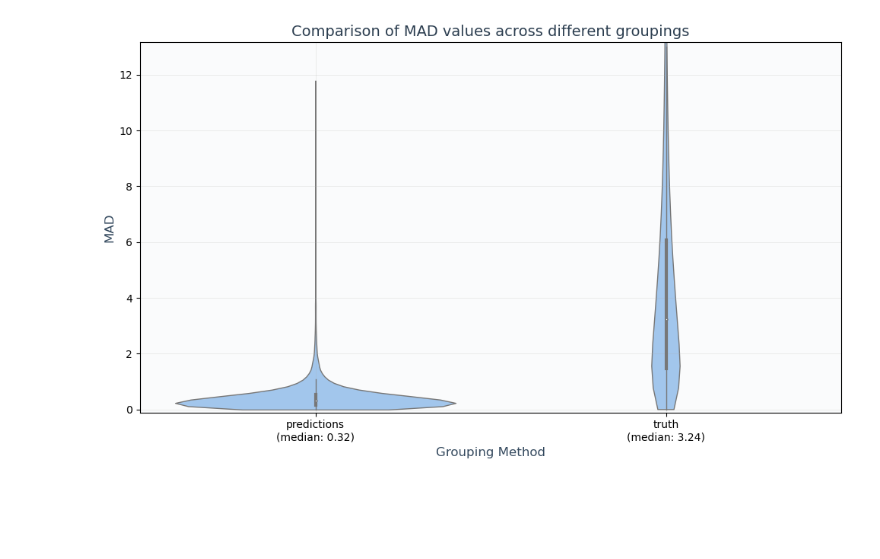
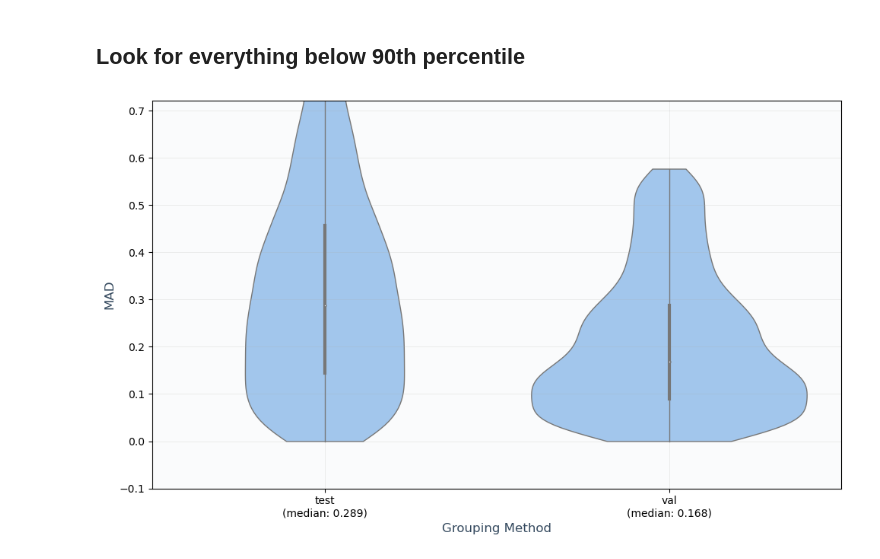
Before and after one commit to WannesLamberts/MTL-peptide-property-prediction-pool, a Jupyter notebook: notebooks/model_interpretation.ipynb, the cells around one changed output. Saved outputs shown, nothing was run; the diff lists cells and outputs as text; code cells hidden in the pictures; blank space fills up the shorter version.

```diff
--- a/notebooks/model_interpretation.ipynb
+++ b/notebooks/model_interpretation.ipynb
@@ -43,4 +48,19 @@ heterogenous_peptides_truth_test=df_pool_test.groupby('modified_sequence')['labe
-# %%
-create_MAD_comparison_violinplot([heterogenous_pool_predictions_test,heterogenous_peptides_truth_test],["predictions","truth"],percentile_cutoff=0.95)
-# %% [output]
-[figure, removed]
+# %% [markdown]
+## Look for everything below 90th percentile
+# %%
+mad_test = df_test.groupby('modified_sequence')['predictions'].apply(lambda x: median_absolute_deviation(x,2)).dropna()
+threshold_test = np.percentile(mad_test, 90)
+indices_90_test =  mad_test[mad_test<=threshold_test].index
+df_90_test = df_test[df_test['modified_sequence'].isin(indices_90_test)]
+# %%
+mad_val = df_val.groupby('modified_sequence')['predictions'].apply(lambda x: median_absolute_deviation(x,2)).dropna()
+threshold_val = np.percentile(mad_val, 90)
+indices_90_val =  mad_val[mad_val<=threshold_val].index
+df_90_val = df_val[df_val['modified_sequence'].isin(indices_90_val)]
+# %%
+mad_test_90=df_90_test.groupby('modified_sequence')['predictions'].apply(lambda x: median_absolute_deviation(x,2)).dropna()
+mad_val_90=df_90_val.groupby('modified_sequence')['predictions'].apply(lambda x: median_absolute_deviation(x,2)).dropna()
+# %%
+create_MAD_comparison_violinplot([mad_test_90,mad_val_90],["test","val"],percentile_cutoff=0.95)
+# %% [output]
+[figure, added]
```
Also changed, not shown: parts of 18 cells of this notebook, 2 other files.
